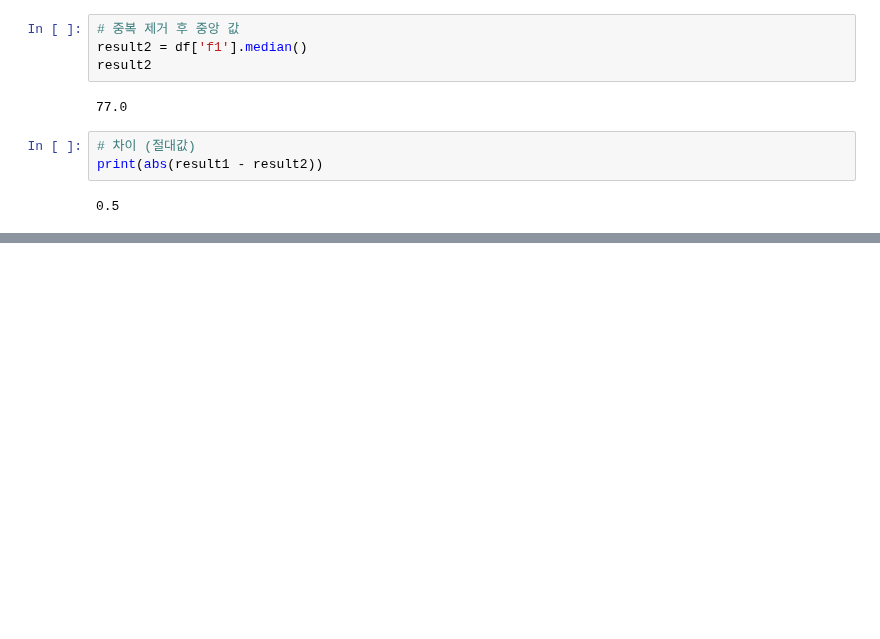
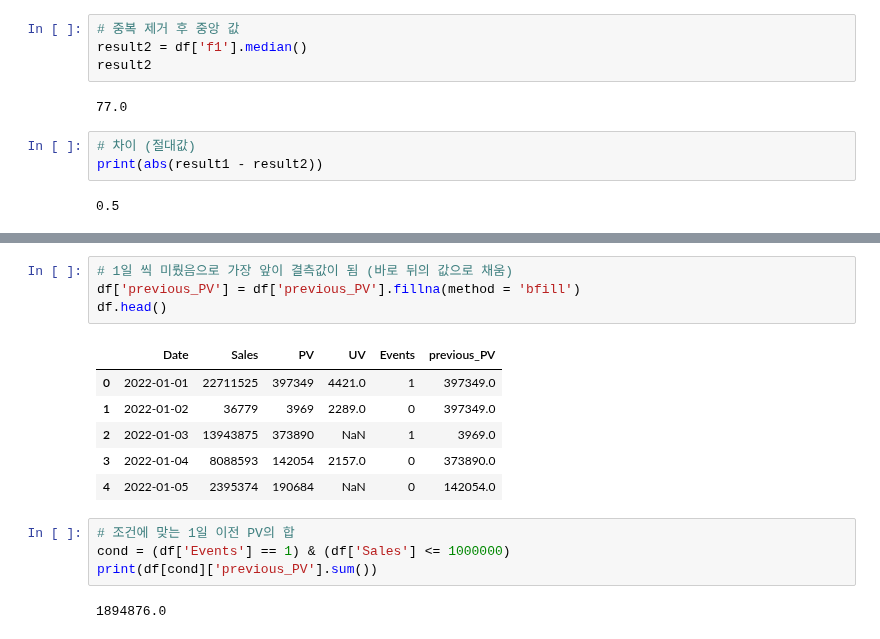
Before and after one commit to zudata/BEAKJOON, a Jupyter notebook: study/Big Data Certification study.ipynb, the cells around one changed output, grey strips where cells are left out. Cells and saved outputs as stored; diff of their text form; blank space fills up the shorter version.

```diff
--- a/study/Big Data Certification study.ipynb
+++ b/study/Big Data Certification study.ipynb
@@ -1407,0 +1453,17 @@ print(abs(result1 - result2))
+# %%
+# 1일 씩 미뤘음으로 가장 앞이 결측값이 됨 (바로 뒤의 값으로 채움)
+df['previous_PV'] = df['previous_PV'].fillna(method = 'bfill')
+df.head()
+# %% [output]
+|  | Date | Sales | PV | UV | Events | previous_PV |
+| 0 | 2022-01-01 | 22711525 | 397349 | 4421.0 | 1 | 397349.0 |
+| 1 | 2022-01-02 | 36779 | 3969 | 2289.0 | 0 | 397349.0 |
+| 2 | 2022-01-03 | 13943875 | 373890 | NaN | 1 | 3969.0 |
+| 3 | 2022-01-04 | 8088593 | 142054 | 2157.0 | 0 | 373890.0 |
+| 4 | 2022-01-05 | 2395374 | 190684 | NaN | 0 | 142054.0 |
+# %%
+# 조건에 맞는 1일 이전 PV의 합
+cond = (df['Events'] == 1) & (df['Sales'] <= 1000000)
+print(df[cond]['previous_PV'].sum())
+# %% [output]
+1894876.0
```
Also changed, not shown: parts of 4 cells of this notebook.
